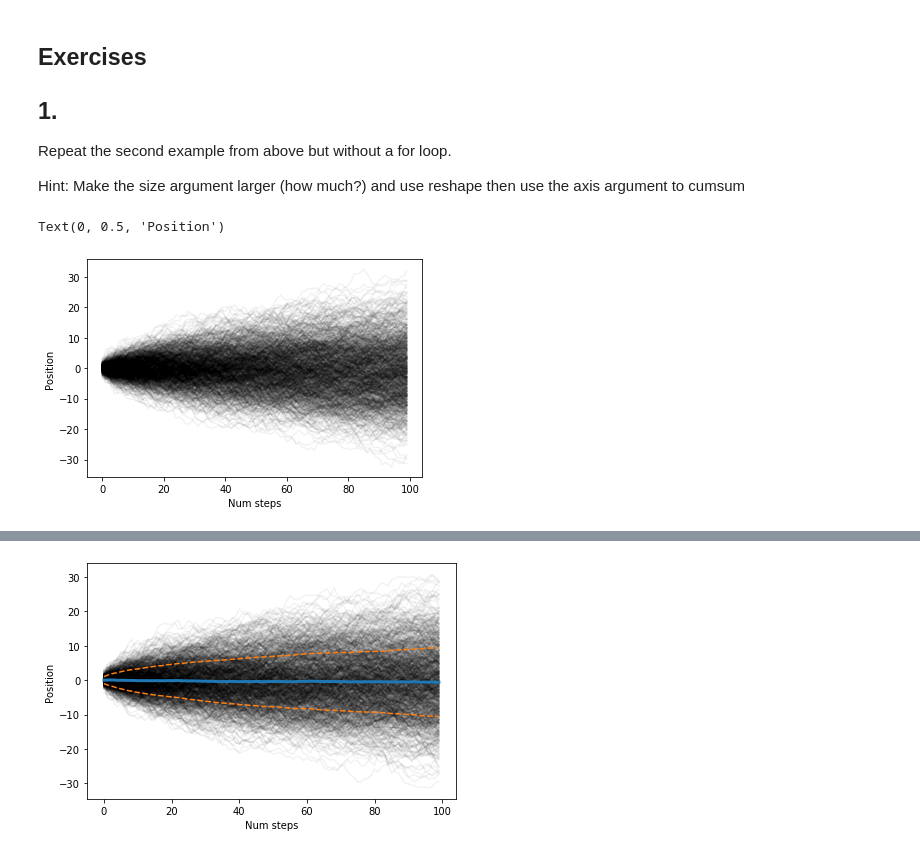
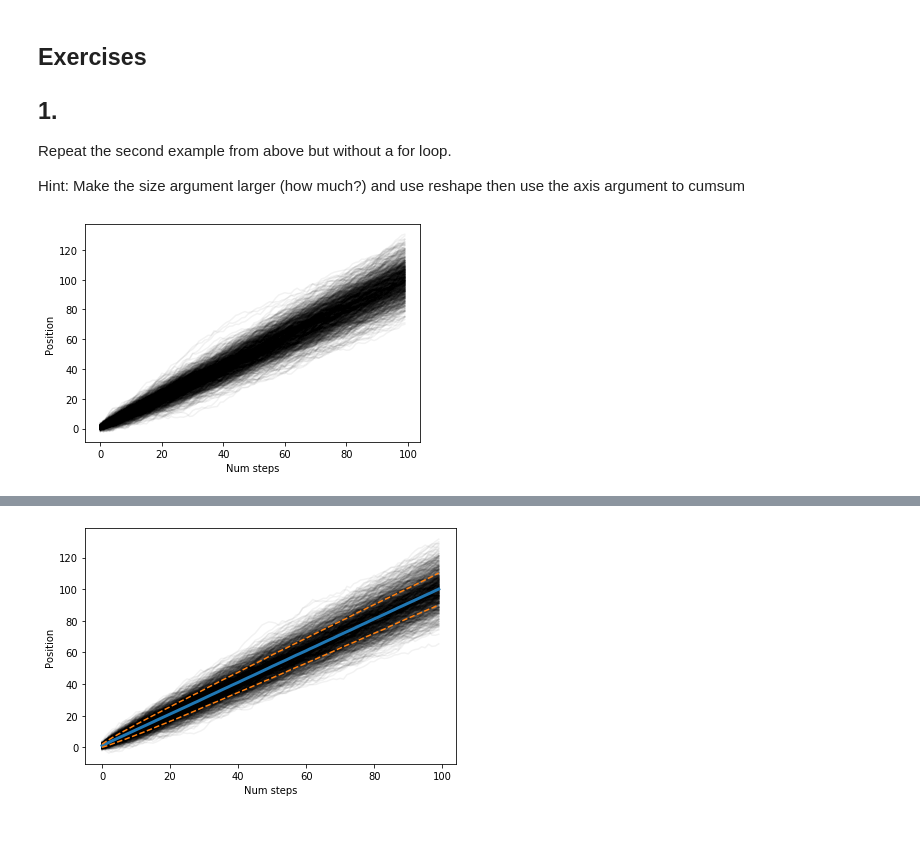
Before and after one commit to Hekstra-Lab/scientific-python-bootcamp, a Jupyter notebook: day1/Day1.ipynb, the cells around one changed output, grey strips where cells are left out. Cells and saved outputs as stored; diff of their text form; code cells hidden in the pictures.

```diff
--- a/day1/Day1.ipynb
+++ b/day1/Day1.ipynb
@@ -876,5 +954,6 @@ plt.savefig('images/cube_4.png')
 # %%
-steps = np.random.choice([-1,1],size=100)
+rng = np.random.default_rng()
+steps = rng.choice([-1,1],size=100,p=[.25,.75])
 np.sum(steps)
 np.cumsum(steps)
 positions = np.cumsum(steps)
@@ -921,14 +996,14 @@ Hint: Make the size argument larger (how much?) and use reshape then use the axi
 # %%
 num_walkers = 1000
 num_steps = 100
-steps = rng.standard_normal(size=num_steps*num_walkers).reshape(num_walkers,num_steps)
+steps = rng.standard_normal(size=num_steps*num_walkers).reshape(num_walkers,num_steps)+1
 positions = np.cumsum(steps,axis=1)
 plt.plot(positions.T,'k',alpha=.05)
 plt.xlabel('Num steps')
 plt.ylabel('Position')
+plt.show()
 # %% [output]
-Text(0, 0.5, 'Position')
-[figure, old version]
+[figure, new version]
 # %% [markdown]
 ### 2.
 
@@ -938,21 +1013,21 @@ Plot the mean as one line and two lines that are +/- the std deviation of walker
 # %%
 num_walkers = 1000
 num_steps = 100
-steps = rng.standard_normal(size=num_steps*num_walkers).reshape(num_steps,num_walkers)
+steps = rng.standard_normal(size=num_steps*num_walkers).reshape(num_steps,num_walkers)+1
 positions = np.cumsum(steps,axis=0)
 
 mean = np.mean(positions,axis=1)
 std = np.std(positions,axis=1)
 
 plt.plot(positions,'k',alpha=.05)
 plt.plot(mean,color='tab:blue',linewidth=3)
 plt.plot(mean-std,'--',color='tab:orange')
 plt.plot(mean+std,'--',color='tab:orange')
 plt.xlabel('Num steps')
 plt.ylabel('Position')
 plt.tight_layout()
 plt.savefig('images/random_walk_with_mean.png')
 # %% [output]
-[figure, old version]
+[figure, new version]
 # %% [markdown]
 ## 3. 2D random walks
```
Also changed, not shown: parts of 53 cells of this notebook, 2 other files.
